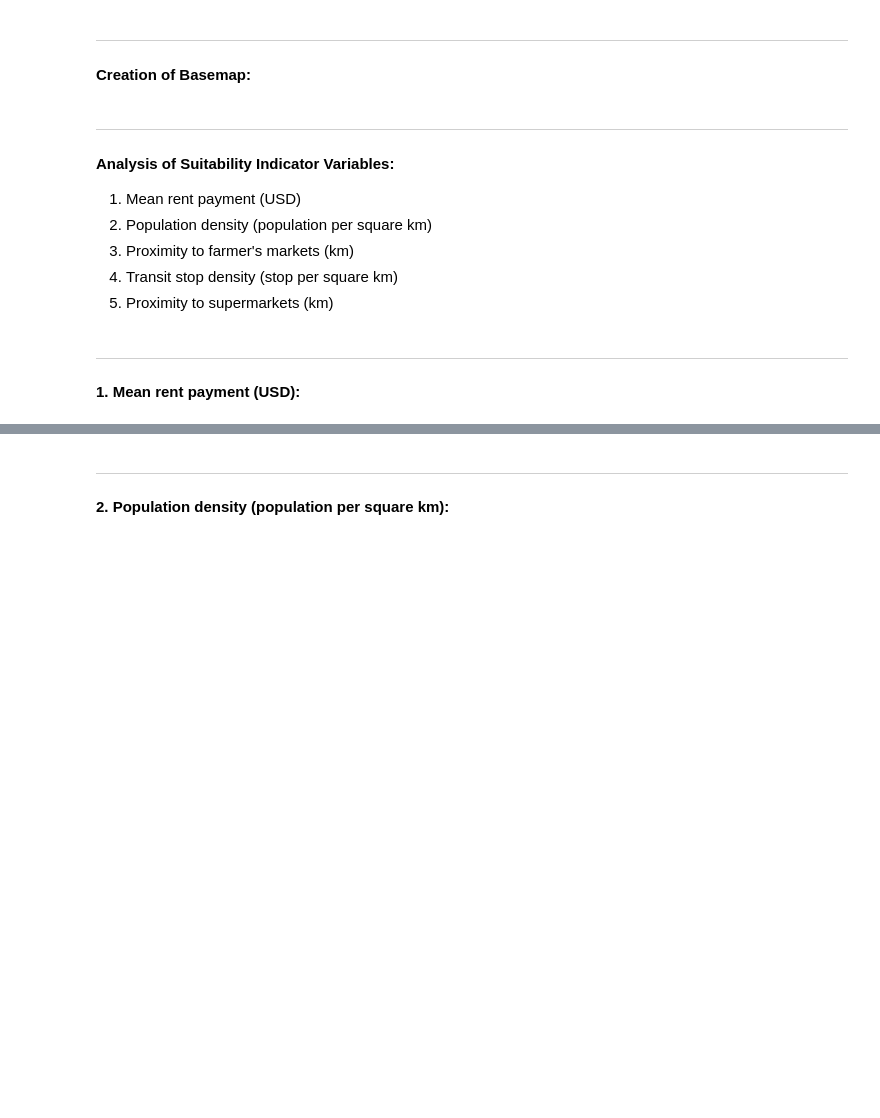
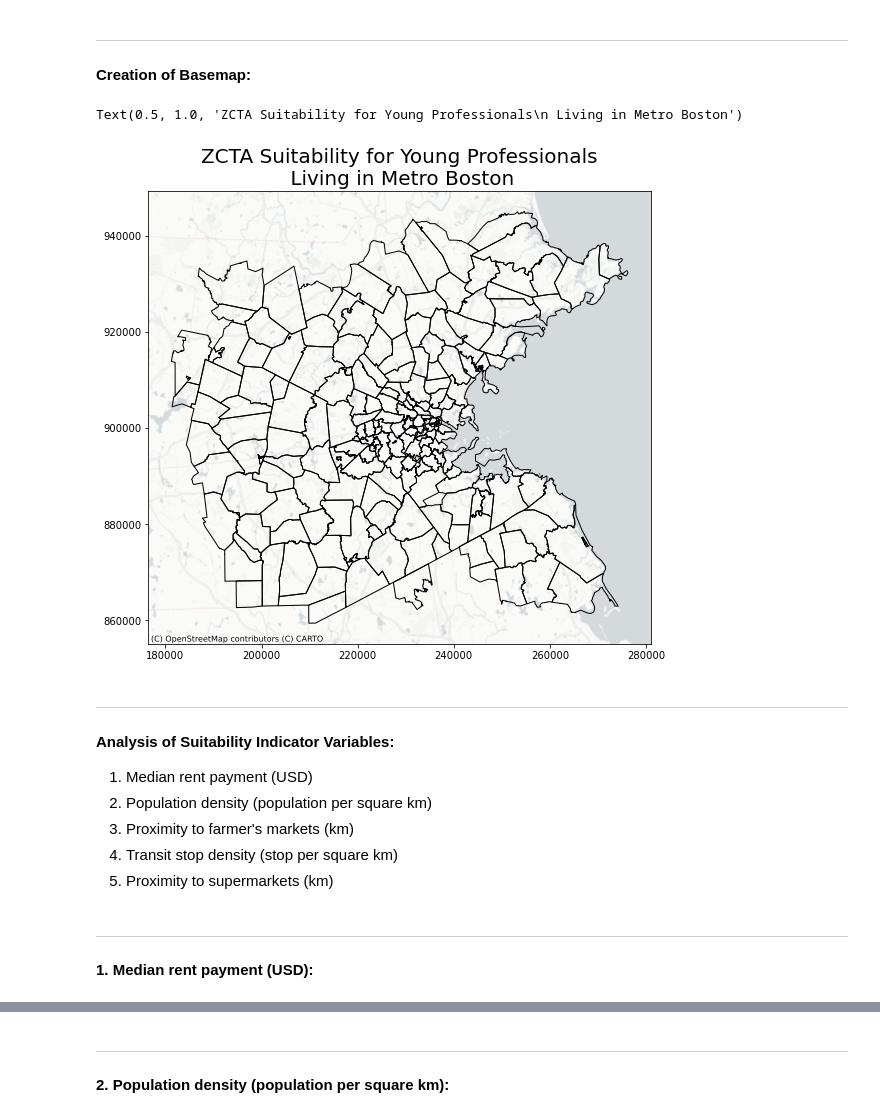
Before and after one commit to jess-wilson2020/uep239-final-project, a Jupyter notebook: uep239-final-project.ipynb, the cells around one changed output, grey strips where cells are left out. Cells and saved outputs as stored; diff of their text form; code cells hidden in the pictures; blank space fills up the shorter version.

Commit message:
Began analysis of suitability indicator variables.

```diff
--- a/uep239-final-project.ipynb
+++ b/uep239-final-project.ipynb
@@ -454,13 +457,18 @@ grocery = grocery.set_crs('epsg:4326')
 #### Creation of Basemap:
 # %%
 # mpo_zcta + town borders on top (separate maps)
-# use contextily (cx)
+ax = mpo_zcta.plot(facecolor = "none", edgecolor = 'black', figsize = (9, 9))
+cx.add_basemap(ax, crs = mpo_zcta.crs, source=cx.providers.CartoDB.PositronNoLabels)
+ax.set_title("ZCTA Suitability for Young Professionals\n Living in Metro Boston", fontsize=20)
+# %% [output]
+Text(0.5, 1.0, 'ZCTA Suitability for Young Professionals\n Living in Metro Boston')
+[figure, added]
 # %% [markdown]
 ---
 
 #### Analysis of Suitability Indicator Variables:
 
-1. Mean rent payment (USD)
+1. Median rent payment (USD)
 2. Population density (population per square km)
 3. Proximity to farmer's markets (km)
 4. Transit stop density (stop per square km)
@@ -468,5 +476,5 @@ grocery = grocery.set_crs('epsg:4326')
 # %% [markdown]
 ---
 
-**1. Mean rent payment (USD):**
+**1. Median rent payment (USD):**
 # %%
```
Also changed, not shown: parts of 7 cells of this notebook.
